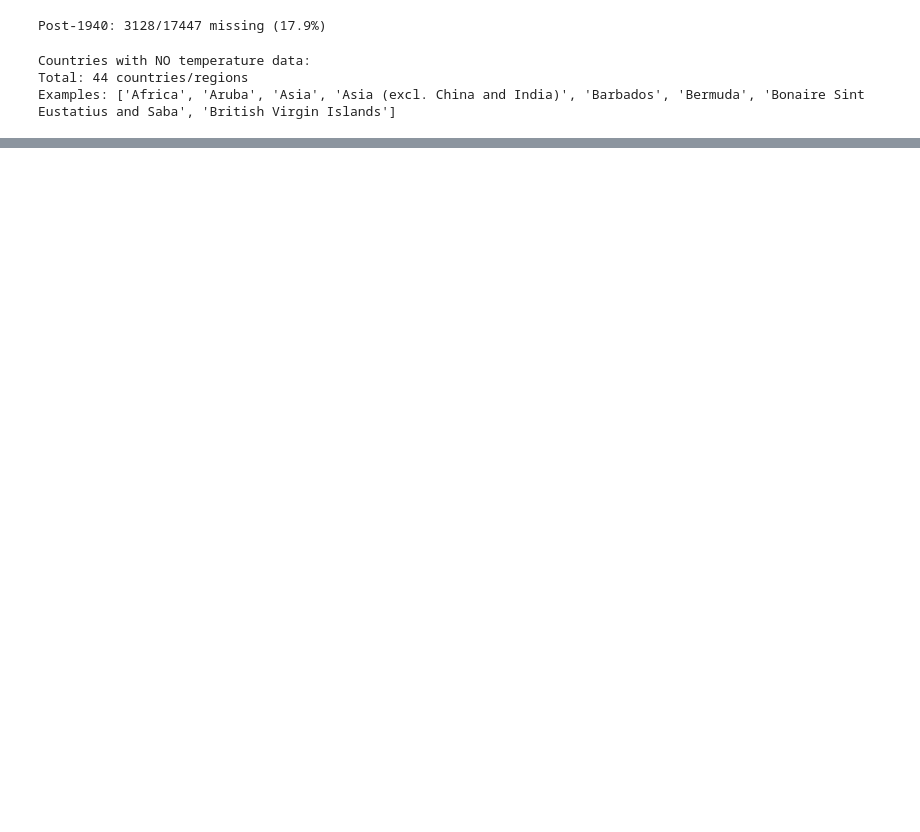
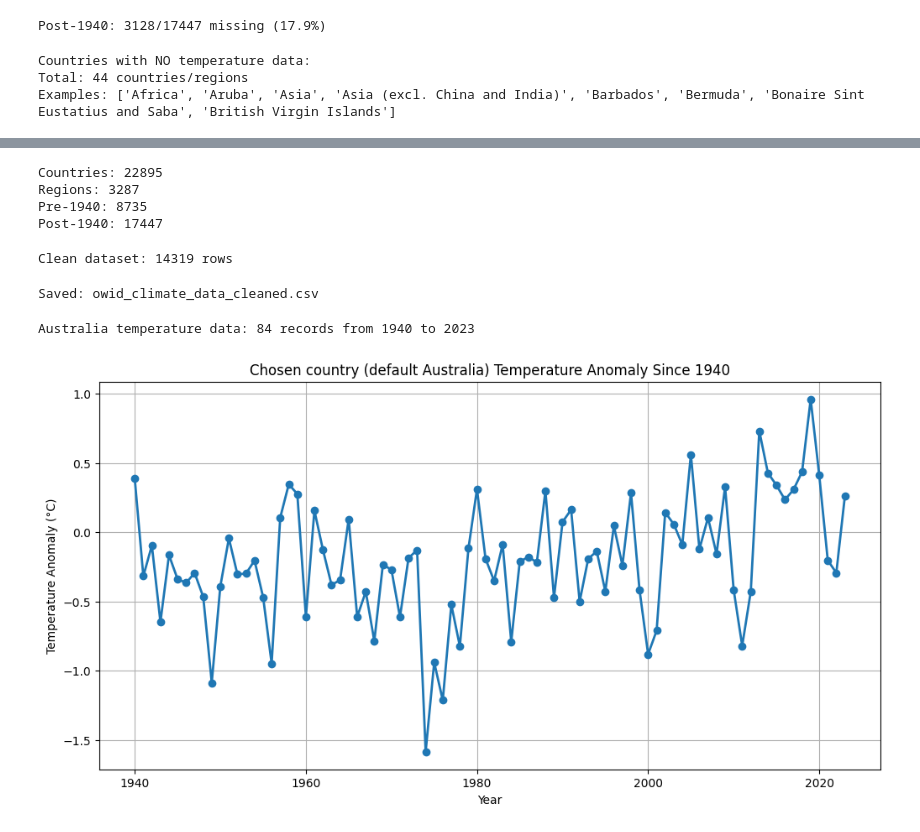
Before and after one commit to michaelhobe/CST184-Data-Analysis-and-Visualization, a Jupyter notebook: CST184_Weekly_Activities/Project 2/cleaningroom/cleaningthefiles.ipynb, the cells around one changed output, grey strips where cells are left out. Drawn from its saved outputs; the diff is of its cells as text; code cells hidden in the pictures; blank space fills up the shorter version.

```diff
--- a/CST184_Weekly_Activities/Project 2/cleaningroom/cleaningthefiles.ipynb
+++ b/CST184_Weekly_Activities/Project 2/cleaningroom/cleaningthefiles.ipynb
@@ -172,0 +249,51 @@ Examples: ['Africa', 'Aruba', 'Asia', 'Asia (excl. China and India)', 'Barbados'
+# %%
+# Find countries with no temperature data
+countries_temp = data.groupby('Country Name')['Annual Temperature Anomaly'].apply(lambda x: x.notna().any())
+countries_no_temp = countries_temp[~countries_temp].index.tolist()
+# %%
+# Add indicator columns
+data['IS_COUNTRY'] = data['Country Code'].notna()
+data['PRE_1940'] = data['Year'] < 1940
+data['COUNTRY_NO_TEMPS'] = data['Country Name'].isin(countries_no_temp)
+# %%
+print(f"Countries: {data['IS_COUNTRY'].sum()}")
+print(f"Regions: {(~data['IS_COUNTRY']).sum()}")
+print(f"Pre-1940: {data['PRE_1940'].sum()}")
+print(f"Post-1940: {(~data['PRE_1940']).sum()}")
+# %% [output]
+Countries: 22895
+Regions: 3287
+Pre-1940: 8735
+Post-1940: 17447
+# %%
+clean_data = data[data['IS_COUNTRY'] & ~data['PRE_1940'] & ~data['COUNTRY_NO_TEMPS']]
+print(f"Clean dataset: {len(clean_data)} rows")
+# %% [output]
+Clean dataset: 14319 rows
+# %%
+data.to_csv('owid_climate_data_cleaned.csv', index=False)
+print("Saved: owid_climate_data_cleaned.csv")
+# %% [output]
+Saved: owid_climate_data_cleaned.csv
+# %%
+
+# you can change your country here after country name, its set up for australia though
+
+australia_data = data[(data['Country Name'] == 'Australia') & (data['Year'] >= 1940)]
+# %%
+australia_temp = australia_data.dropna(subset=['Annual Temperature Anomaly'])
+
+print(f"Australia temperature data: {len(australia_temp)} records from {australia_temp['Year'].min()} to {australia_temp['Year'].max()}")
+# %% [output]
+Australia temperature data: 84 records from 1940 to 2023
+# %%
+# Create the graph
+plt.figure(figsize=(12, 6))
+plt.plot(australia_temp['Year'], australia_temp['Annual Temperature Anomaly'], marker='o', linewidth=2)
+plt.title('Chosen country (default Australia) Temperature Anomaly Since 1940')
+plt.xlabel('Year')
+plt.ylabel('Temperature Anomaly (°C)')
+plt.grid(True)
+plt.show()
+# %% [output]
+[figure, added]
```
Also changed, not shown: parts of 30 cells of this notebook, 5 other files.
